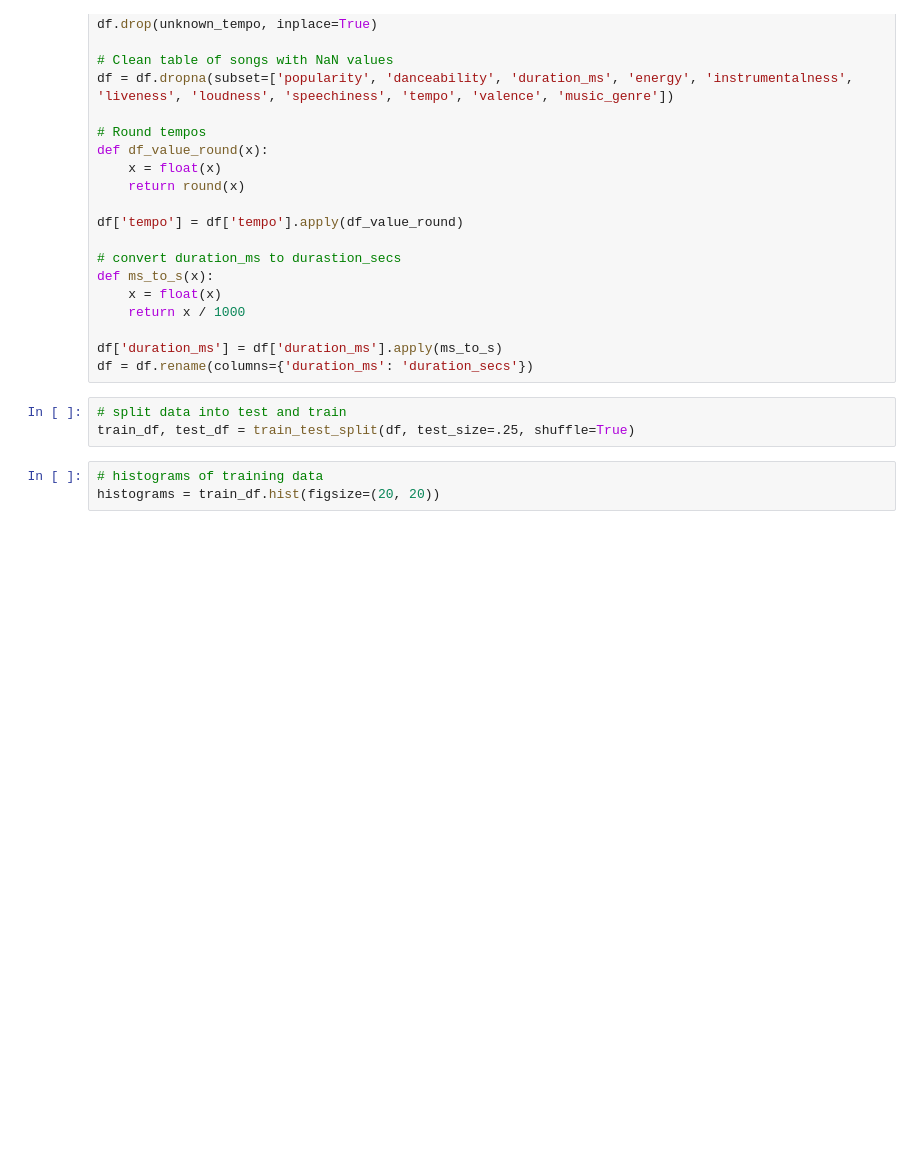
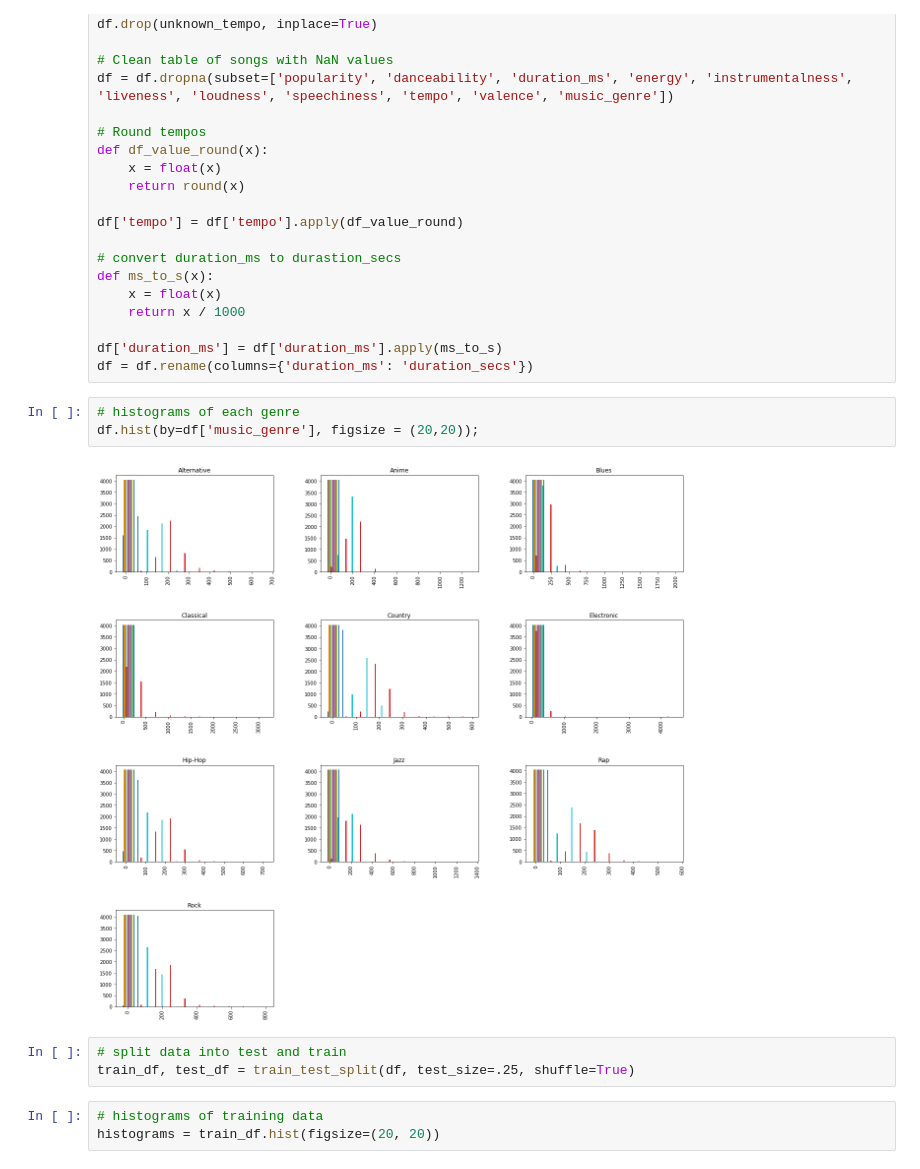
Before and after one commit to CarlosLopezRamirez/CSCI3360-FinalProject, a Jupyter notebook: project_code.ipynb, the cells around one changed output. Cells and saved outputs as stored; diff of their text form; blank space fills up the shorter version.

```diff
--- a/project_code.ipynb
+++ b/project_code.ipynb
@@ -33,6 +33,11 @@ def ms_to_s(x):
 
 df['duration_ms'] = df['duration_ms'].apply(ms_to_s)
 df = df.rename(columns={'duration_ms': 'duration_secs'})
+# %%
+# histograms of each genre
+df.hist(by=df['music_genre'], figsize = (20,20));
+# %% [output]
+[figure, added]
 # %%
 # split data into test and train
 train_df, test_df = train_test_split(df, test_size=.25, shuffle=True)
```
Also changed, not shown: parts of 5 cells of this notebook.
